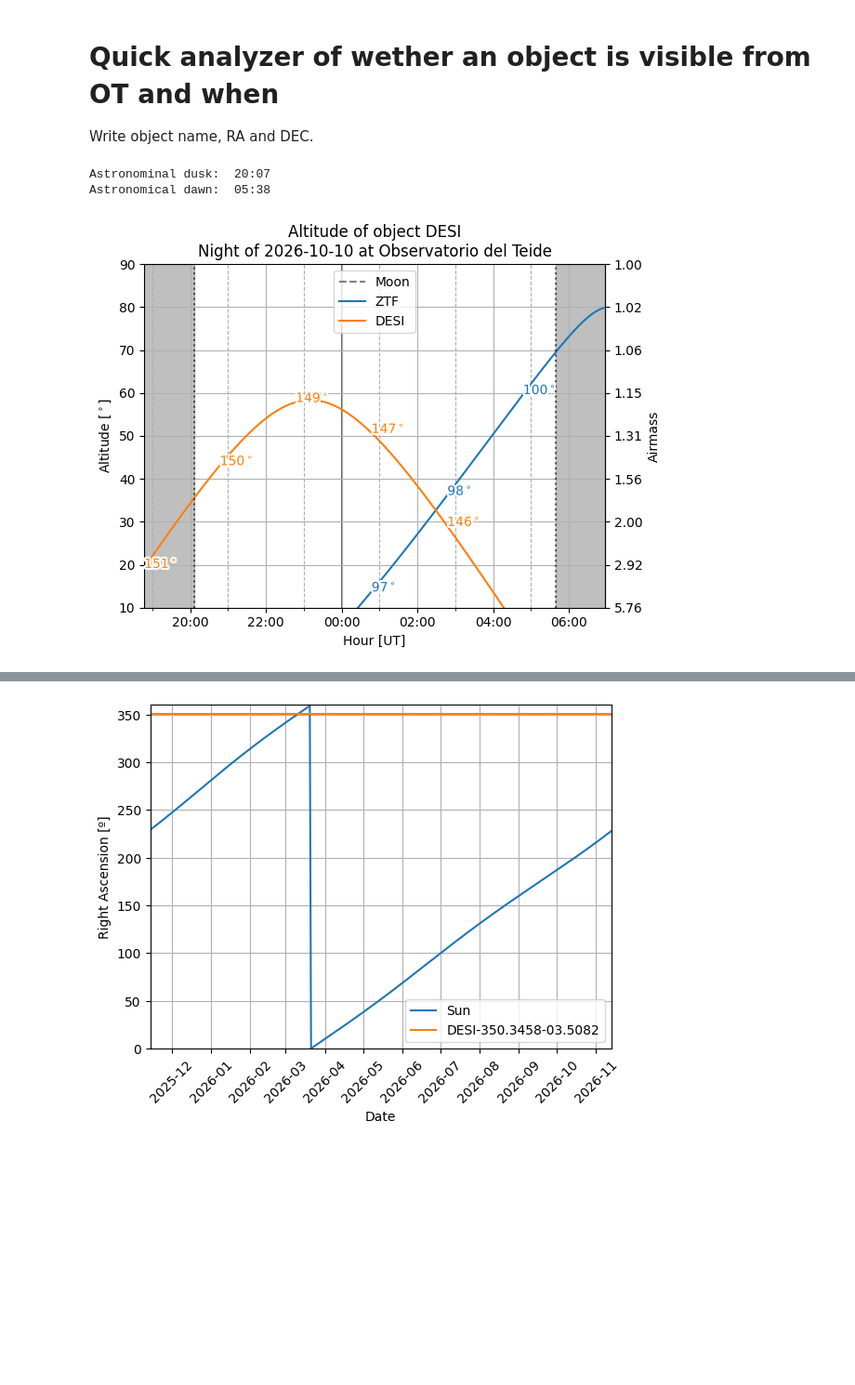
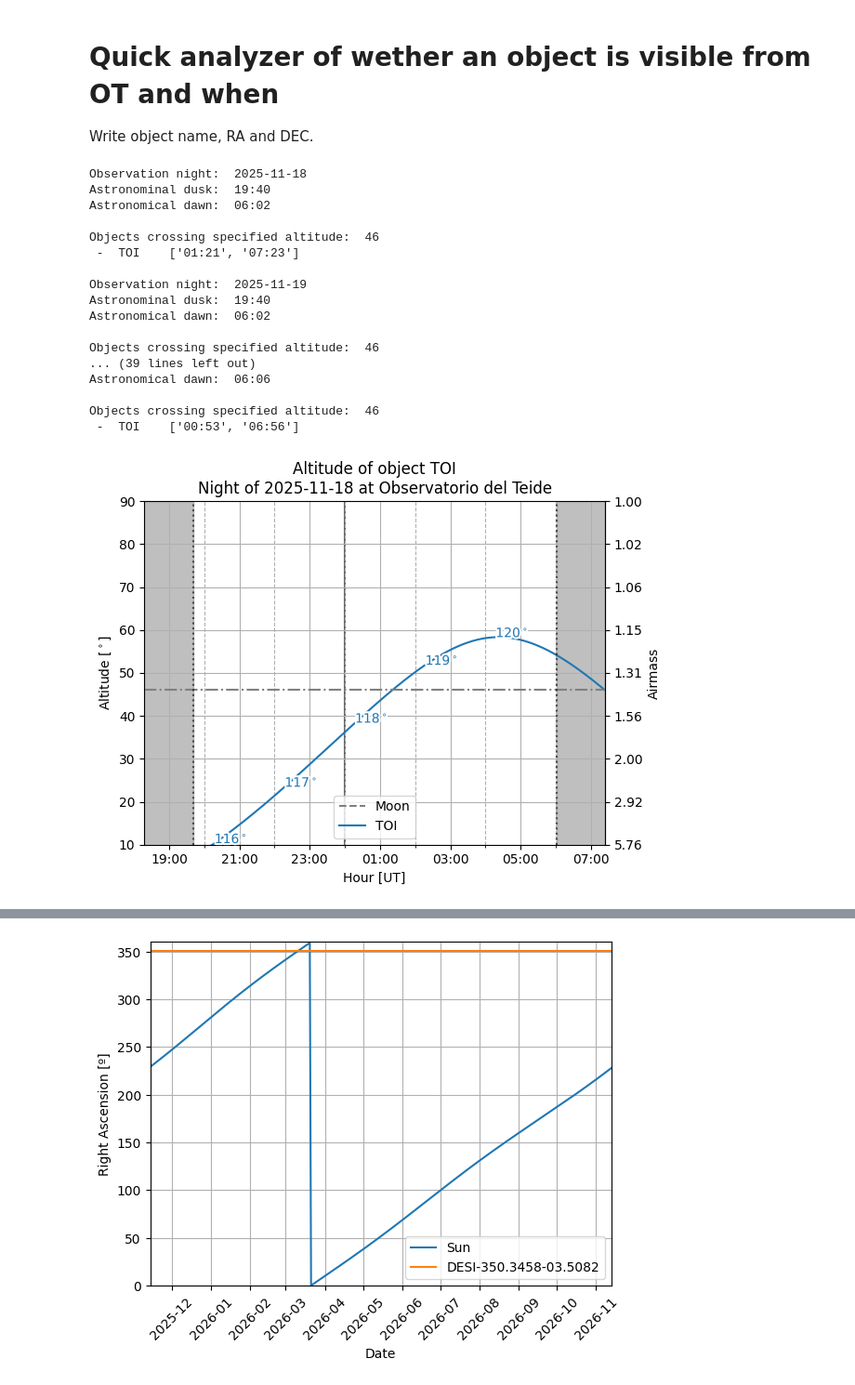
Before and after one commit to oscar-s-p/grav_lens, a Jupyter notebook: Object_visibility.ipynb, the cells around one changed output, grey strips where cells are left out. Shown at 93% size. Cells and saved outputs as stored; diff of their text form; code cells hidden in the pictures; blank space fills up the shorter version.

```diff
--- a/Object_visibility.ipynb
+++ b/Object_visibility.ipynb
@@ -111,7 +111,8 @@ def staralt(obj_name,
             altogether: bool = False,
             altitude = None,
             location: str = 'Observatorio del Teide',
-            moon : bool = True
+            moon : bool = True,
+            culmen = False
             ):
     """Function to visualize elevation vs time from an observatory.
 
@@ -141,6 +142,7 @@ def staralt(obj_name,
     moon : bool (optional)
         Wether to display moon position or not.
     """
+    print('\nObservation night: ', date)
     # Observation date and next day
     date_obs = datetime.date.fromisoformat(date)
     date_next = date_obs + datetime.timedelta(days=1)
@@ -156,6 +158,7 @@ def staralt(obj_name,
     altaz_frame = AltAz(obstime = times, location = loc)
 
     if altitude != False: alt_dict = {}
+    if culmen: cul_dict = {}
 
     if moon:
             moon_coords = get_body('moon', time = times, location = loc)
@@ -187,6 +190,9 @@ def staralt(obj_name,
         # Obtain altitud for the object at each time
         obj_altaz = obj_coords.transform_to(altaz_frame)
         obj_alt = obj_altaz.alt.degree
+
+        if culmen:
+            cul_dict[obj_name] = (times[np.argmax(obj_alt)], np.max(obj_alt))
 
         # Object and moon plot
         if moon:
@@ -264,6 +270,11 @@ def staralt(obj_name,
             time_of_altitude = [f'{t.time().hour:02d}:{t.time().minute:02d}' for t in alt_dict[obj]]
             print(' - ', obj, '  ', time_of_altitude)
 
+    if culmen:
+        print('Objects culmination time:')
+        for k, obj in enumerate(obj_list):
+            print(' - ', obj, '  ', f'{cul_dict[obj][0].datetime.time().hour:02d}:{cul_dict[obj][0].datetime.time().minute:02d} - {cul_dict[obj][1]:.2f}º')
+
     def transf(y): return 1/np.sin(y*np.pi/180)
     def transf_i(y): return np.arcsin(1/y)*180/np.pi
     ax2 = ax.secondary_yaxis('right', functions = (transf, transf_i))
@@ -274,12 +285,29 @@ def staralt(obj_name,
     ax2.set_ylabel('Airmass')
 # %%
 objects = [
-    'ZTF 07:16:34h +38:21:14d',
-           'DESI 23:21:23h -03:30:30d']
-        #    'TOI 07:07:58h +60:00:42d']
+    # 'ZTF 07:16:34h +38:21:14d',
+    #        'DESI 23:21:23h -03:30:30d']
+           'TOI 07:07:58h +60:00:42d']
 
-staralt(objects, '2026-10-10', altogether=True)#, altitude = 30)
+days = ['18', '19', '20', '21', '22', '23', '24', '25']
+for d in days:
+    staralt(objects, '2025-11-'+d, altogether=True, altitude = 46, culmen=False)
 # %% [output]
-Astronominal dusk:  20:07
-Astronomical dawn:  05:38
+Observation night:  2025-11-18
+Astronominal dusk:  19:40
+Astronomical dawn:  06:02
+
+Objects crossing specified altitude:  46
+ -  TOI    ['01:21', '07:23']
+
+Observation night:  2025-11-19
+Astronominal dusk:  19:40
+Astronomical dawn:  06:02
+
+Objects crossing specified altitude:  46
+... (39 lines left out)
+Astronomical dawn:  06:06
+
+Objects crossing specified altitude:  46
+ -  TOI    ['00:53', '06:56']
-[figure, old version]
+[figure, new version]
```
Also changed, not shown: parts of 1 cell of this notebook, 1 other file.
